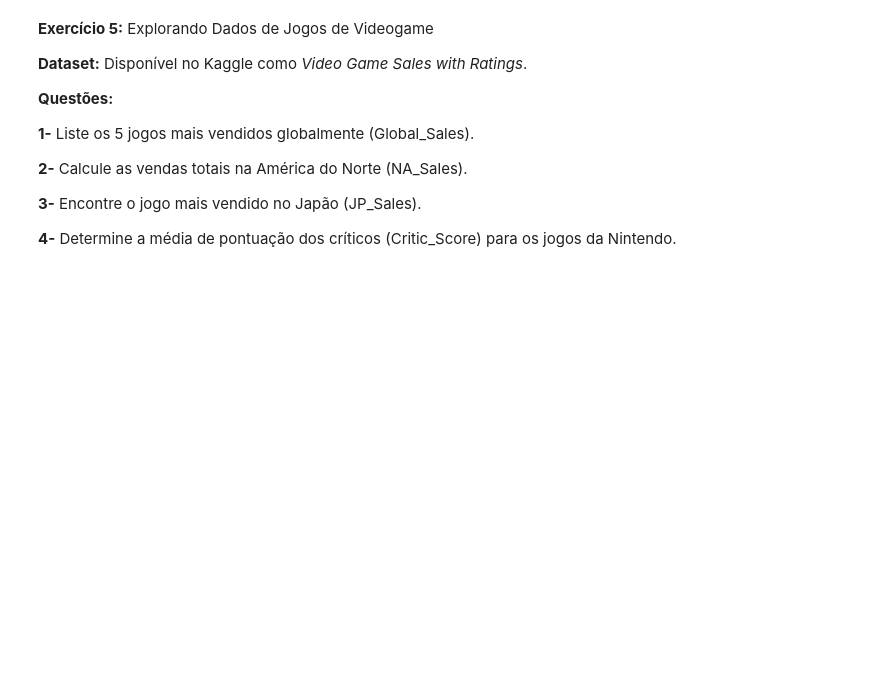
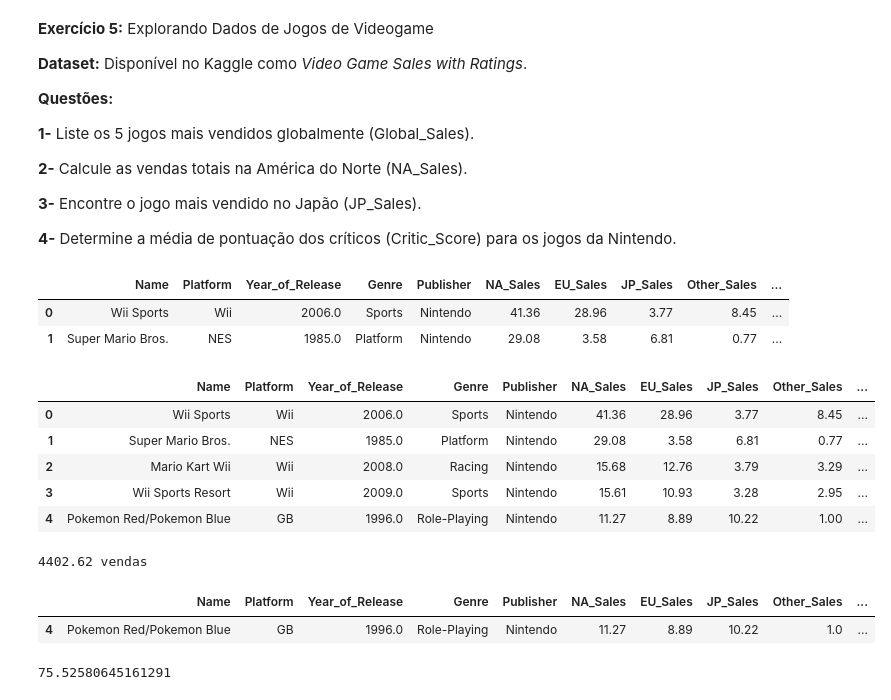
Before and after one commit to brunoopinheiro/ada-data-science-study, a Jupyter notebook: 02-02-pandas/Lista II - Pandas.ipynb, the cells around one changed output. Saved outputs shown, nothing was run; the diff lists cells and outputs as text; code cells hidden in the pictures; blank space fills up the shorter version.

```diff
--- a/02-02-pandas/Lista II - Pandas.ipynb
+++ b/02-02-pandas/Lista II - Pandas.ipynb
@@ -29,6 +29,7 @@ imdb_movies_paths = "./datasets/movies.csv"
 
 
 # https://www.kaggle.com/datasets/rush4ratio/video-game-sales-with-ratings
+video_games_path = "./datasets/Video_Games_Sales_as_at_22_Dec_2016.csv"
 # %% [markdown]
 __Exercício 1:__ Análise de Dados do Airbnb em Nova York
 __Dataset:__  Disponível no Kaggle como _New York City Airbnb Open Data_.
@@ -368,3 +369,44 @@ __2-__ Calcule as vendas totais na América do Norte (NA_Sales).
 __3-__ Encontre o jogo mais vendido no Japão (JP_Sales).
 
 __4-__ Determine a média de pontuação dos críticos (Critic_Score) para os jogos da Nintendo.
+# %%
+vg_dataset = pd.read_csv(video_games_path)
+
+(vg_dataset.head(2))
+# %% [output]
+|  | Name | Platform | Year_of_Release | Genre | Publisher | NA_Sales | EU_Sales | JP_Sales | Other_Sales | ... |
+| 0 | Wii Sports | Wii | 2006.0 | Sports | Nintendo | 41.36 | 28.96 | 3.77 | 8.45 | ... |
+| 1 | Super Mario Bros. | NES | 1985.0 | Platform | Nintendo | 29.08 | 3.58 | 6.81 | 0.77 | ... |
+# %%
+# __1-__ Liste os 5 jogos mais vendidos globalmente (Global_Sales).
+
+(vg_dataset.sort_values(by='Global_Sales', ascending=False).head(5))
+# %% [output]
+|  | Name | Platform | Year_of_Release | Genre | Publisher | NA_Sales | EU_Sales | JP_Sales | Other_Sales | ... |
+| 0 | Wii Sports | Wii | 2006.0 | Sports | Nintendo | 41.36 | 28.96 | 3.77 | 8.45 | ... |
+| 1 | Super Mario Bros. | NES | 1985.0 | Platform | Nintendo | 29.08 | 3.58 | 6.81 | 0.77 | ... |
+| 2 | Mario Kart Wii | Wii | 2008.0 | Racing | Nintendo | 15.68 | 12.76 | 3.79 | 3.29 | ... |
+| 3 | Wii Sports Resort | Wii | 2009.0 | Sports | Nintendo | 15.61 | 10.93 | 3.28 | 2.95 | ... |
+| 4 | Pokemon Red/Pokemon Blue | GB | 1996.0 | Role-Playing | Nintendo | 11.27 | 8.89 | 10.22 | 1.00 | ... |
+# %%
+# __2-__ Calcule as vendas totais na América do Norte (NA_Sales).
+
+na_sales = vg_dataset['NA_Sales'].sum()
+
+print(f"{na_sales:.2f} vendas")
+# %% [output]
+4402.62 vendas
+# %%
+# __3-__ Encontre o jogo mais vendido no Japão (JP_Sales).
+
+(vg_dataset.sort_values(by='JP_Sales', ascending=False).head(1))
+# %% [output]
+|  | Name | Platform | Year_of_Release | Genre | Publisher | NA_Sales | EU_Sales | JP_Sales | Other_Sales | ... |
+| 4 | Pokemon Red/Pokemon Blue | GB | 1996.0 | Role-Playing | Nintendo | 11.27 | 8.89 | 10.22 | 1.0 | ... |
+# %%
+# __4-__ Determine a média de pontuação dos críticos (Critic_Score) para os jogos da Nintendo.
+nintendo_games = vg_dataset[vg_dataset['Publisher'] == 'Nintendo']
+
+(nintendo_games['Critic_Score'].mean())
+# %% [output]
+75.52580645161291
```
